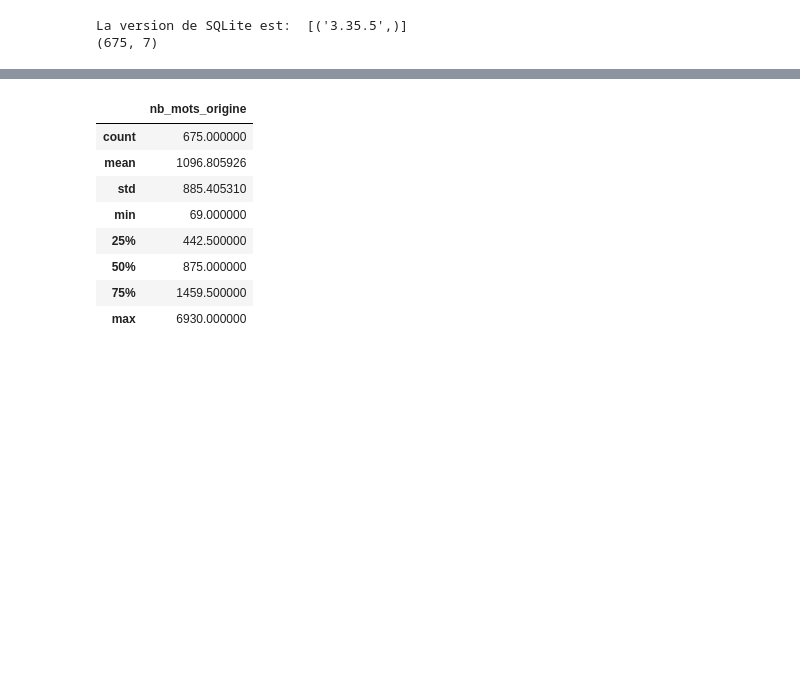
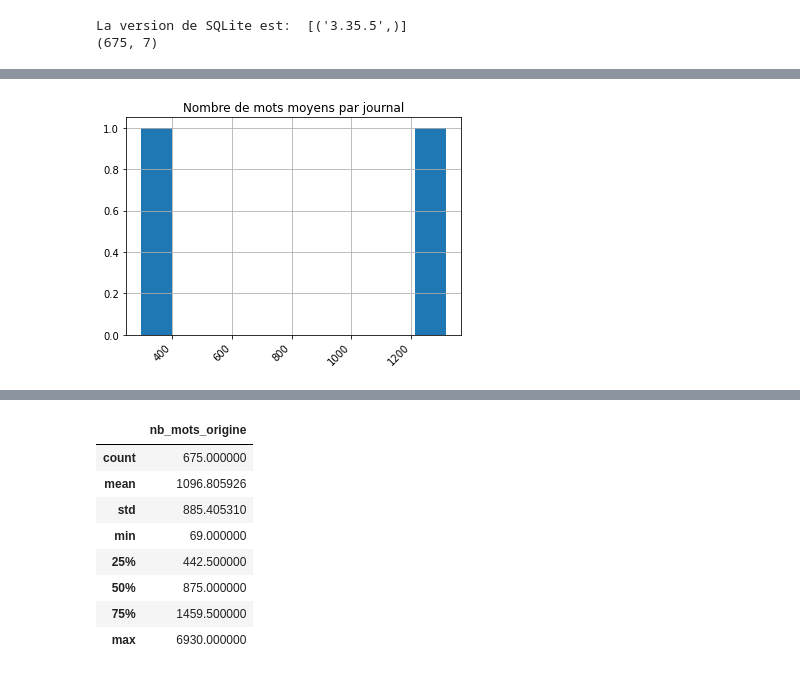
Before and after one commit to aurao22/ema_lannuontimes, a Jupyter notebook: news_paper_nlp_pre_processing.ipynb, the cells around one changed output, grey strips where cells are left out. Saved outputs shown, nothing was run; the diff lists cells and outputs as text; code cells hidden in the pictures; blank space fills up the shorter version.

```diff
--- a/news_paper_nlp_pre_processing.ipynb
+++ b/news_paper_nlp_pre_processing.ipynb
@@ -42,3 +61,6 @@ Index(['titre', 'date_parution', 'journal', 'auteur', 'tags', 'texte', 'url'], d
 df_articles = df_word_tokenize(df_articles, text_col_name='texte', token_col_name="mots_origine", verbose=verbose)
 # %%
 df_articles["nb_mots_origine"] = df_articles['texte'].apply(lambda x: word_count_func(x))
+# %%
+group = df_articles.groupby(["journal"], as_index=True).agg({'nb_mots_origine':['mean']})
+group
@@ -45,3 +73,13 @@ df_articles["nb_mots_origine"] = df_articles['texte'].apply(lambda x: word_count
+# %%
+group.nb_mots_origine.hist()
+
+figure.set_size_inches(10, 5, forward=True)
+axes.set_ylabel("Nombre de mots moyens")
+plt.title("Nombre de mots moyens par journal")
+plt.xticks(rotation=45, ha="right")
+plt.show()
+# %% [output]
+[figure, added]
 # %%
 df_articles.head()
 # %% [output]
```
Also changed, not shown: parts of 5 cells of this notebook, 1 other file.
